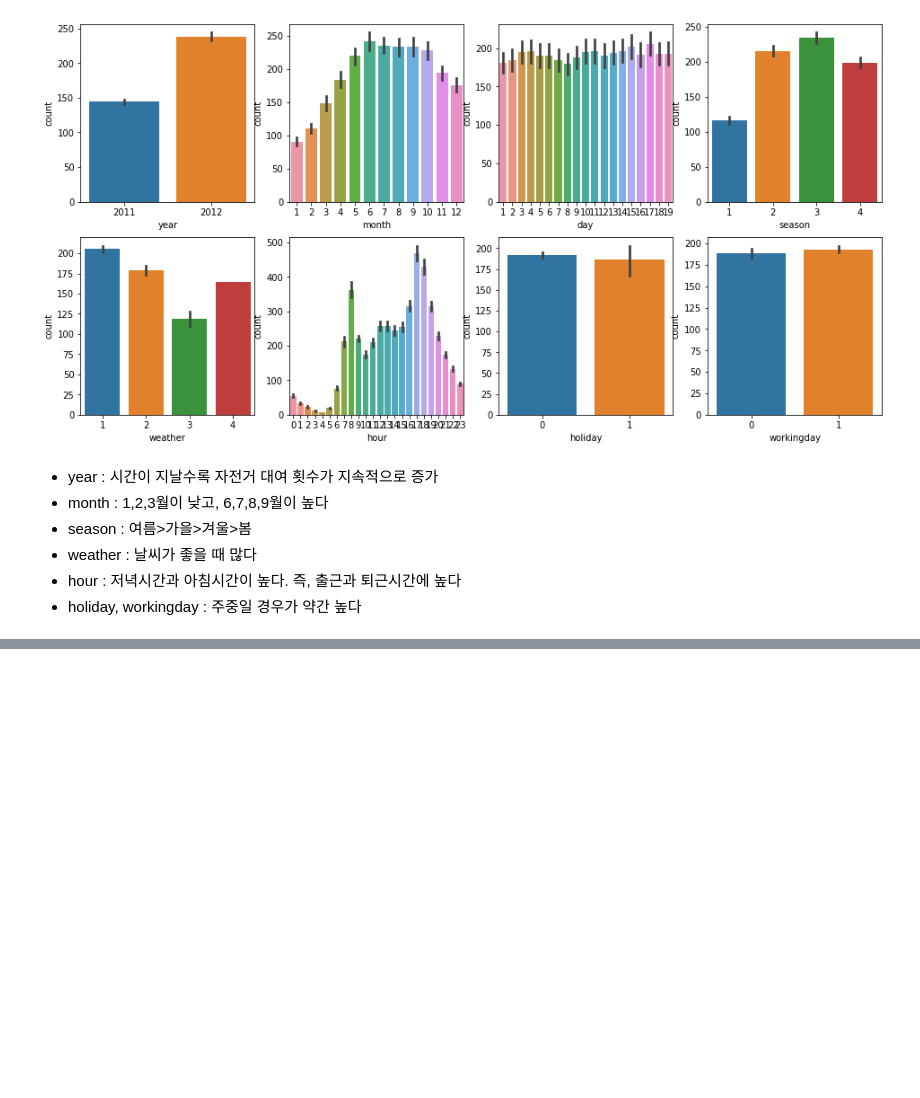
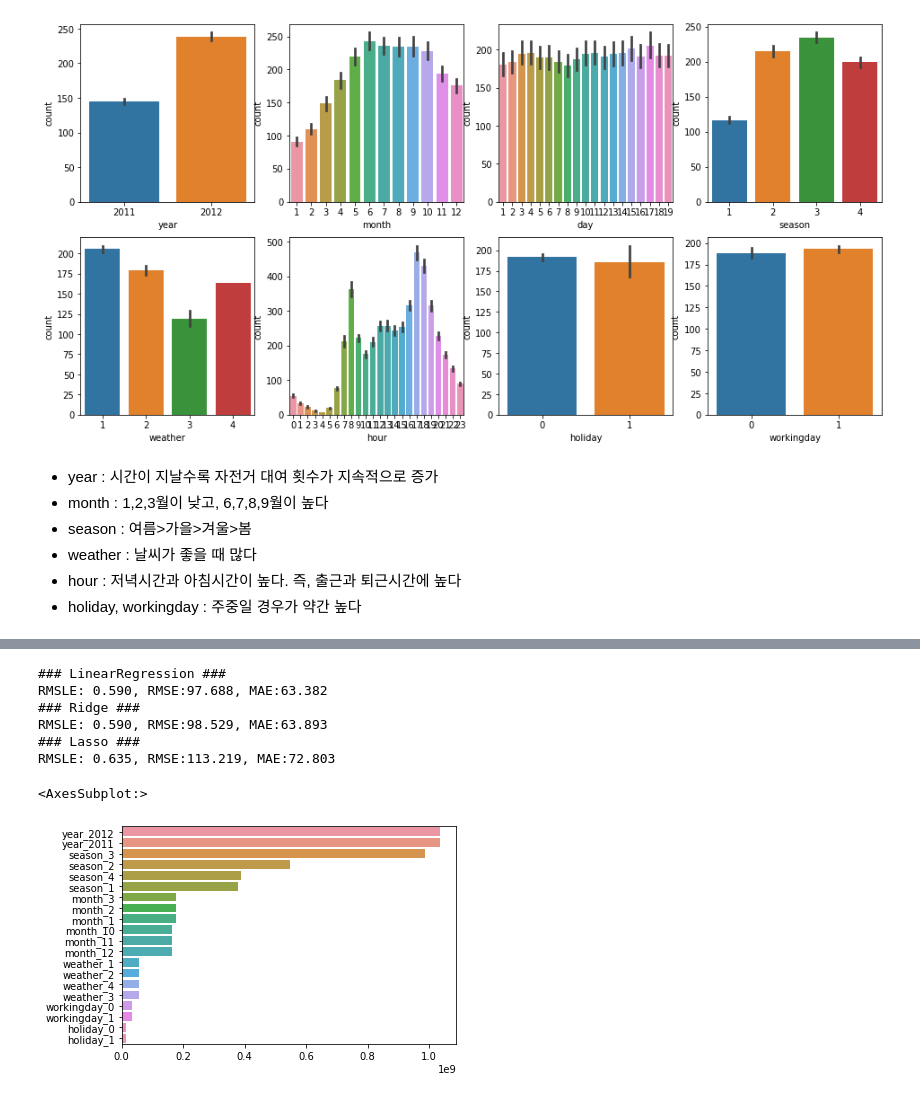
Before and after one commit to Jung-jieun/guide, a Jupyter notebook: bike-sharing-demand/회귀 실습.ipynb, the cells around one changed output, grey strips where cells are left out. Drawn from its saved outputs; the diff is of its cells as text; code cells hidden in the pictures; blank space fills up the shorter version.

```diff
--- a/bike-sharing-demand/회귀 실습.ipynb
+++ b/bike-sharing-demand/회귀 실습.ipynb
@@ -142,0 +234,32 @@ from sklearn.metrics import mean_squared_error, mean_absolute_error
+# %%
+X_train, X_test, y_train, y_test = train_test_split(X_features_ohe, y_target_log, test_size=0.3, random_state=0)
+
+def get_model_predict(model, X_train, X_test, y_train, y_test, is_expm1=False):
+    model.fit(X_train, y_train)
+    pred = model.predict(X_test)
+    if is_expm1 :
+        y_test = np.expm1(y_test)
+        pred = np.expm1(pred)
+    print('###', model.__class__.__name__,'###')
+    evaluate_regr(y_test, pred)
+
+lr_reg = LinearRegression()
+ridge_reg = Ridge(alpha=10)
+lasso_reg = Lasso(alpha=0.01)
+
+for model in [lr_reg, ridge_reg, lasso_reg]:
+    get_model_predict(model, X_train, X_test, y_train, y_test, is_expm1=True)
+# %% [output]
+### LinearRegression ###
+RMSLE: 0.590, RMSE:97.688, MAE:63.382
+### Ridge ###
+RMSLE: 0.590, RMSE:98.529, MAE:63.893
+### Lasso ###
+RMSLE: 0.635, RMSE:113.219, MAE:72.803
+# %%
+coef = pd.Series(lr_reg.coef_, index=X_features_ohe.columns)
+coef_sort = coef.sort_values(ascending=False)[:20]
+sns.barplot(x=coef_sort.values, y=coef_sort.index)
+# %% [output]
+<AxesSubplot:>
+[figure, added]
```
Also changed, not shown: parts of 10 cells of this notebook.
